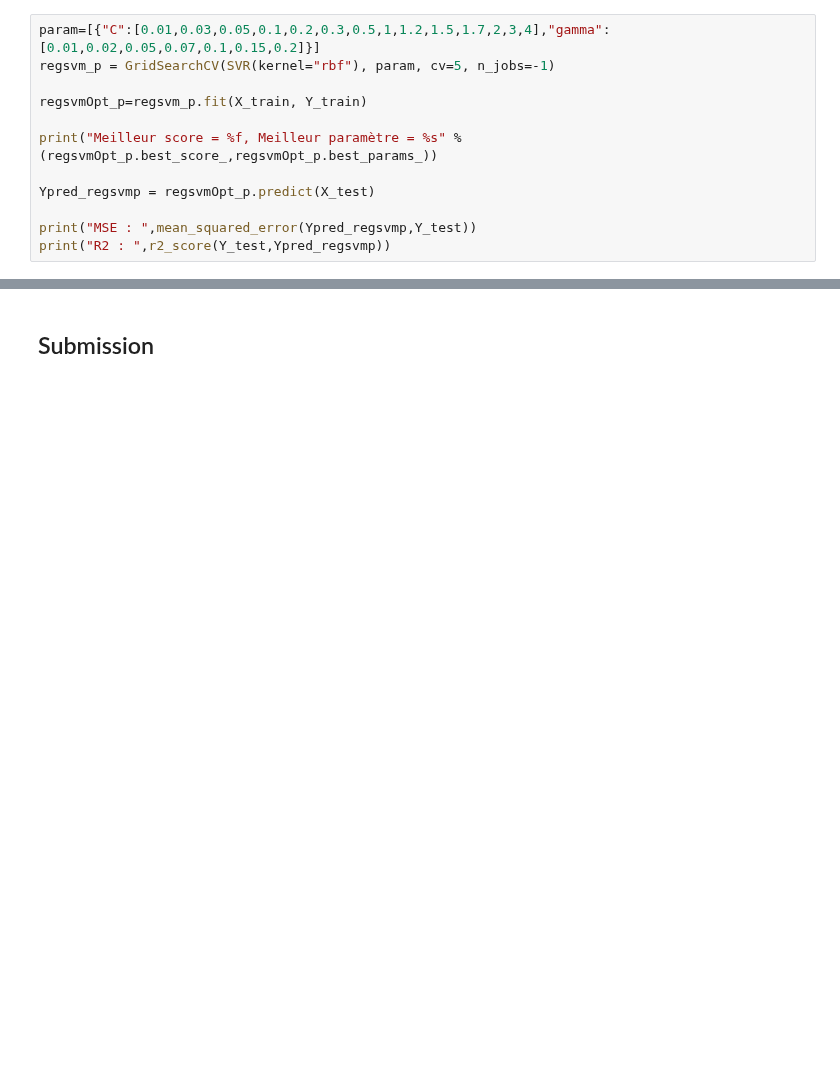
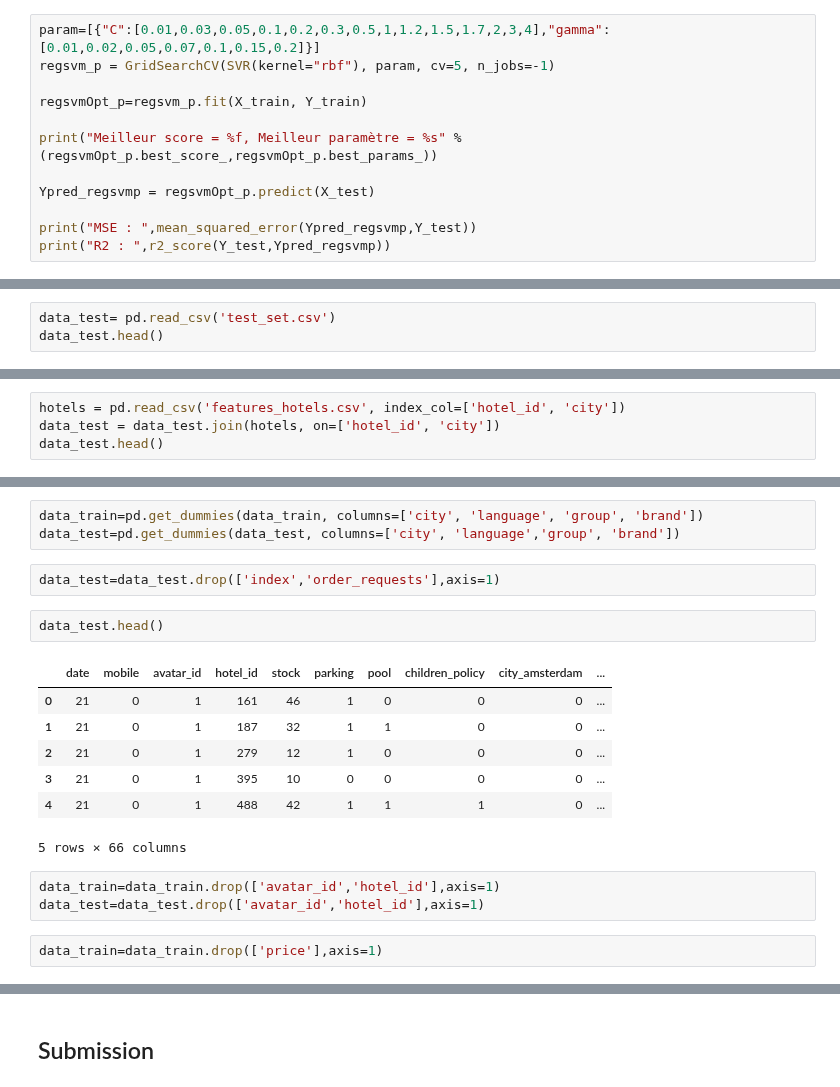
Before and after one commit to elisaduz/Defi-IA-2023, a Jupyter notebook: Defi-IA-modele.ipynb, the cells around one changed output, grey strips where cells are left out. Saved outputs shown, nothing was run; the diff lists cells and outputs as text; blank space fills up the shorter version.

```diff
--- a/Defi-IA-modele.ipynb
+++ b/Defi-IA-modele.ipynb
@@ -446,0 +396,3 @@ print("R2 : ",r2_score(Y_test,Ypred_regsvmp))
+# %%
+data_test= pd.read_csv('test_set.csv')
+data_test.head()
@@ -446,0 +406,4 @@ print("R2 : ",r2_score(Y_test,Ypred_regsvmp))
+# %%
+hotels = pd.read_csv('features_hotels.csv', index_col=['hotel_id', 'city'])
+data_test = data_test.join(hotels, on=['hotel_id', 'city'])
+data_test.head()
@@ -446,0 +417,20 @@ print("R2 : ",r2_score(Y_test,Ypred_regsvmp))
+# %%
+data_train=pd.get_dummies(data_train, columns=['city', 'language', 'group', 'brand'])
+data_test=pd.get_dummies(data_test, columns=['city', 'language','group', 'brand'])
+# %%
+data_test=data_test.drop(['index','order_requests'],axis=1)
+# %%
+data_test.head()
+# %% [output]
+|  | date | mobile | avatar_id | hotel_id | stock | parking | pool | children_policy | city_amsterdam | ... |
+| 0 | 21 | 0 | 1 | 161 | 46 | 1 | 0 | 0 | 0 | ... |
+| 1 | 21 | 0 | 1 | 187 | 32 | 1 | 1 | 0 | 0 | ... |
+| 2 | 21 | 0 | 1 | 279 | 12 | 1 | 0 | 0 | 0 | ... |
+| 3 | 21 | 0 | 1 | 395 | 10 | 0 | 0 | 0 | 0 | ... |
+| 4 | 21 | 0 | 1 | 488 | 42 | 1 | 1 | 1 | 0 | ... |
+5 rows × 66 columns
+# %%
+data_train=data_train.drop(['avatar_id','hotel_id'],axis=1)
+data_test=data_test.drop(['avatar_id','hotel_id'],axis=1)
+# %%
+data_train=data_train.drop(['price'],axis=1)
```
Also changed, not shown: parts of 47 cells of this notebook, 5 other files.
